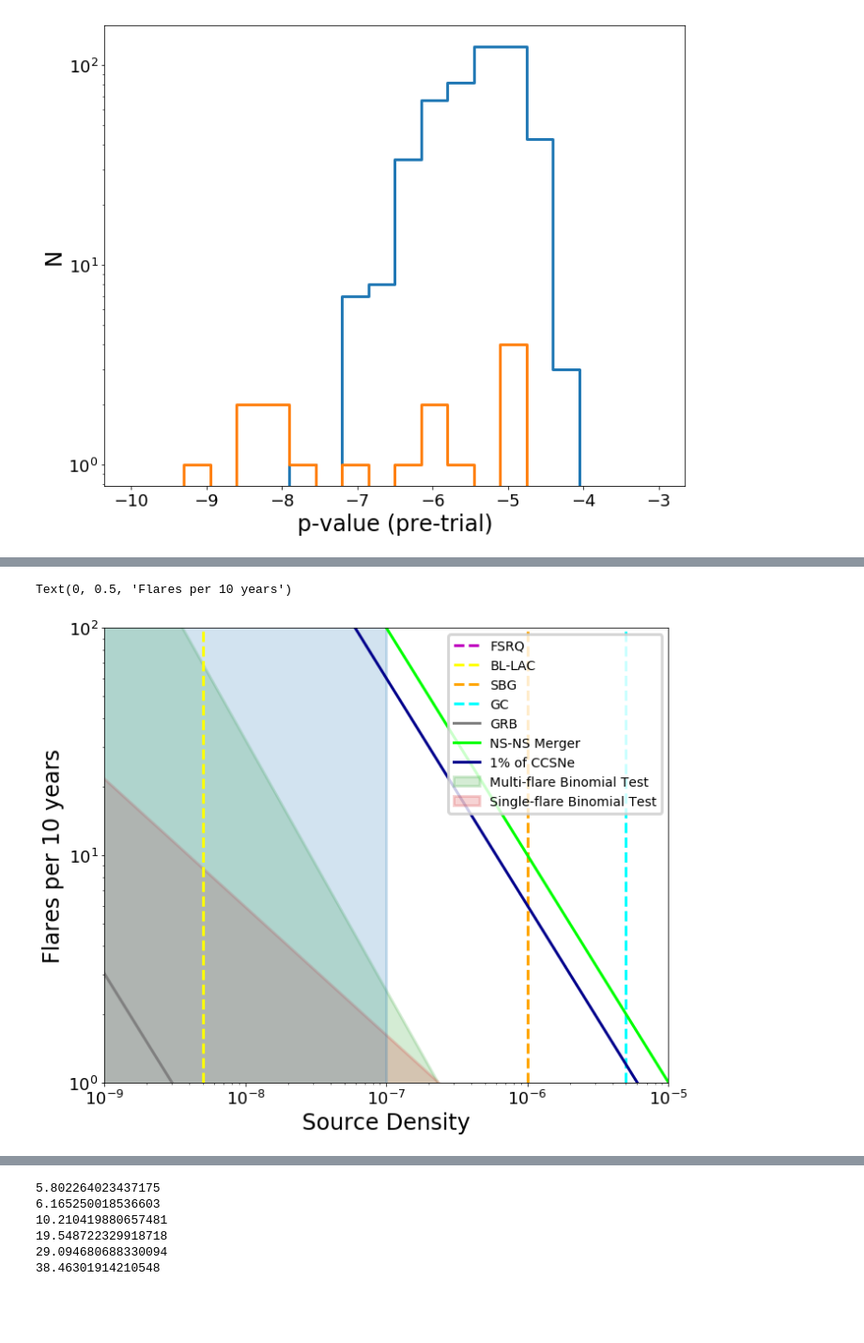
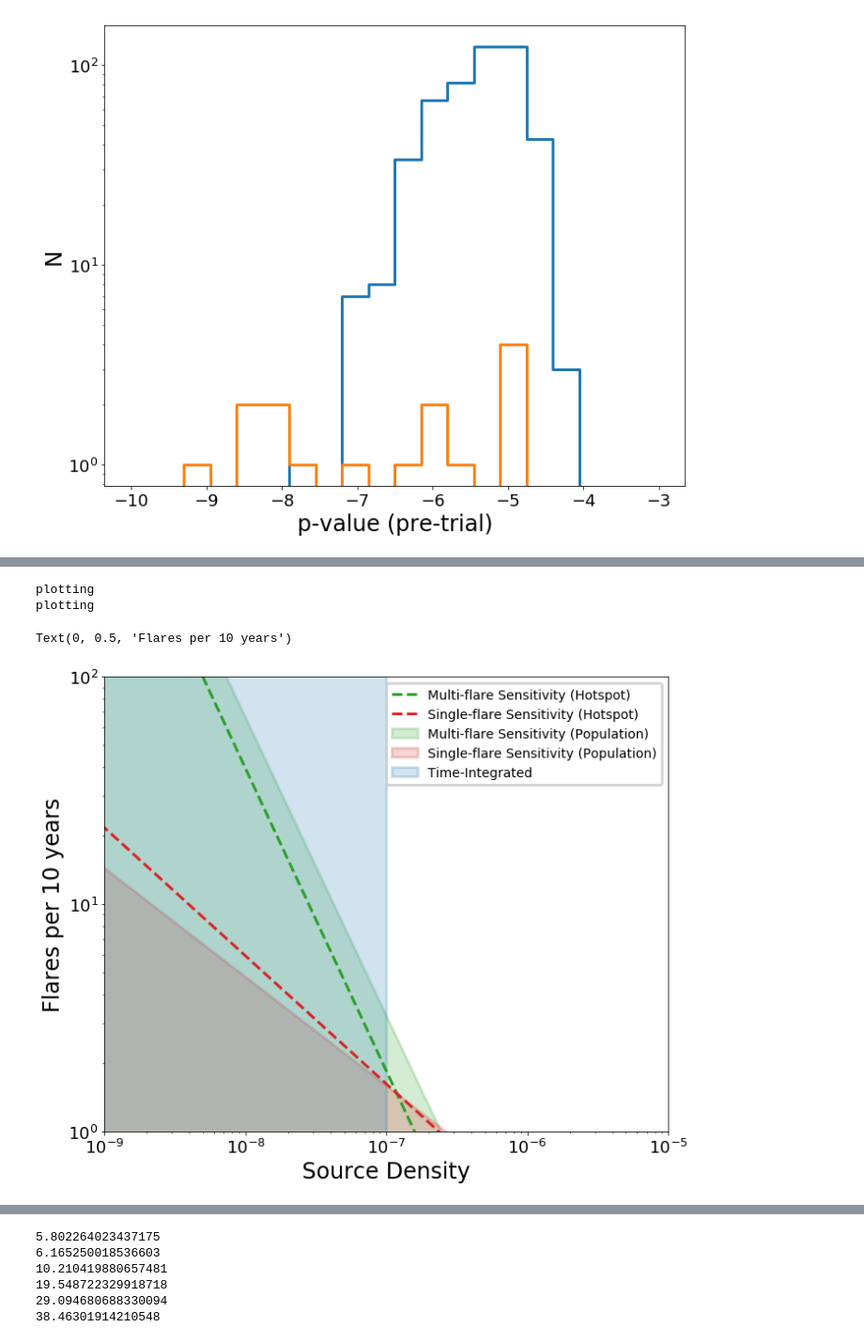
Before and after one commit to williamluszczak/mf_skymap_unblinding, a Jupyter notebook: plots/Reproducible_Plots.ipynb, the cells around one changed output, grey strips where cells are left out. Shown: that part at 94% size. Saved outputs shown, nothing was run; the diff lists cells and outputs as text; code cells hidden in the pictures; blank space fills up the shorter version.

```diff
--- a/plots/Reproducible_Plots.ipynb
+++ b/plots/Reproducible_Plots.ipynb
@@ -272,7 +272,7 @@ hotps_mf = np.load(data_dir+'hotps_mf_north.npy')
 loghotps_mf = np.log10(hotps_mf)
 thresh_mf = np.median(hotps_mf)
 
-hotps_sf = np.load(data_dir+'home/william/Downloads/hotps_mf_north.npy')
+hotps_sf = np.load(data_dir+'/hotps_mf_north.npy')
 loghotps_mf = np.log10(hotps_sf)
 thresh_sf = np.median(hotps_sf)
 
@@ -331,4 +331,5 @@ plt.xlabel('Source Density')
 plt.ylabel('Efficiency')
 plt.title('Hotspot Efficiency Curves for Various Nflare')
 plt.legend(loc=0)
+plt.xlim(1e-7, 1e-6)
 # %% [output]
@@ -417,6 +418,20 @@ def sens_calc(pltrhos, effs_mf):
     b = linefit[1]
     sens = (0.9-b)/m
     return 10.**sens
+
+def sens_curve_line(xvals, yvals, c, ls, lab):
+    print("plotting")
+    logx = np.log10(xvals)
+    logy = np.log10(yvals)
+    linefit = stats.linregress(logx, logy)
+    m = linefit[0]
+    b = linefit[1]
+    xplot = np.logspace(-12,-4,100)
+    logyplot = m*np.log10(xplot)+b
+    yplot = 10.**logyplot
+    #plt.plot([0,1], [0,1], color=c, linestyle=ls, label=lab)
+    plt.plot(xplot, yplot, color=c, linestyle=ls, label=lab)
+    #plt.fill_between(xplot,yplot,0, color=c, alpha=0.2, label=lab)
 # %%
 Nflares = [1,5,10]
 sens_hotspot_mfs = []
@@ -429,63 +444,53 @@ for Nflare in Nflares:
 #plt.semilogx(sens_hotspot_mfs, Nflares, 'x', color='tab:green')
 
 Nflares = [1,5,10]
-sens_hotspot_mfs = []
+sens_bi_mfs = []
 for Nflare in Nflares:
     effcurve_mf = np.load(data_dir+'effcurve_bi_mf_%s.npz'%(Nflare))
     effx = effcurve_mf['arr_0']
     effy = effcurve_mf['arr_1']
-    sens_hotspot_mfs.append(sens_calc(effx, effy))
+    sens_bi_mfs.append(sens_calc(effx, effy))
+
+sens_curve_line(sens_hotspot_mfs, Nflares, 'tab:green', '--', 'Multi-flare Sensitivity (Hotspot)')
 
 #plt.semilogx(sens_hotspot_mfs, Nflares, 'x', color='tab:green')
-sens_curve(sens_hotspot_mfs, Nflares, 'tab:green', 'Multi-flare Sensitivity')
+sens_curve(sens_bi_mfs, Nflares, 'tab:green', 'Multi-flare Sensitivity (Population)')
 
 
 Nflares = [1,5,10]
 sens_hotspot_sfs = []
 for Nflare in Nflares:
     effcurve_mf = np.load(data_dir+'effcurve_hotspot_sf_%s.npz'%(Nflare))
     effx = effcurve_mf['arr_0']
     effy = effcurve_mf['arr_1']
     sens_hotspot_sfs.append(sens_calc(effx, effy))
 
 #plt.semilogx(sens_hotspot_sfs, Nflares, 'x', color='tab:red')
-sens_curve(sens_hotspot_sfs, Nflares, 'tab:red', 'Single-flare Sensitivity')
 
 
 Nflares = [1,5,10]
-sens_hotspot_mfs = []
+sens_bi_sfs = []
 for Nflare in Nflares:
     effcurve_mf = np.load(data_dir+'effcurve_bi_sf_%s.npz'%(Nflare))
     effx = effcurve_mf['arr_0']
     effy = effcurve_mf['arr_1']
-    sens_hotspot_mfs.append(sens_calc(effx, effy))
+    sens_bi_sfs.append(sens_calc(effx, effy))
 
-#plt.semilogx(sens_hotspot_mfs, Nflares, linestyle='--', color='tab:red')
+sens_curve(sens_bi_sfs, Nflares, 'tab:red', 'Single-flare Sensitivity (Population)')
+sens_curve_line(sens_hotspot_sfs, Nflares, 'tab:red', '--', 'Single-flare Sensitivity (Hotspot)')
 
 #plt.axvline(1e-7, color='tab:blue', linestyle='--')
-plt.fill_between([1e-12, 1e-7], [120,120], 0, color='tab:blue', alpha=0.2)
+plt.fill_between([1e-12, 1e-7], [120,120], 0, color='tab:blue', alpha=0.2, label='Time-Integrated')
 
-plt.axvline(2e-12, color='m', linestyle='--', label='FSRQ')
-plt.axvline(5e-9, color='yellow', linestyle='--', label='BL-LAC')
-plt.axvline(1e-6, color='orange', linestyle='--', label='SBG')
-plt.axvline(5e-6, color='cyan', linestyle='--', label='GC')
-
-xvals = np.logspace(-12, -5, 100)
-yvals = 3e-9/xvals
-plt.plot(xvals, yvals, color='gray',linestyle='-', label='GRB')
-
-NSNS_yvals = 1e-5/xvals
-plt.plot(xvals, NSNS_yvals, color='lime', linestyle='-', label='NS-NS Merger')
-
-SN_yvals = 6e-6/xvals
-plt.plot(xvals, SN_yvals, color='darkblue', linestyle='-', label='1% of CCSNe')
 
 plt.xlim(1e-9, 1e-5)
 plt.ylim(1,100)
 plt.loglog()
 plt.legend(loc=1)
 plt.xlabel('Source Density')
 plt.ylabel('Flares per 10 years')
 # %% [output]
-Text(0, 0.5, 'Flares per 10 years')
+plotting
+plotting
+Text(0, 0.5, 'Flares per 10 years')
-[figure, old version]
+[figure, new version]
```
Also changed, not shown: parts of 5 cells of this notebook.
